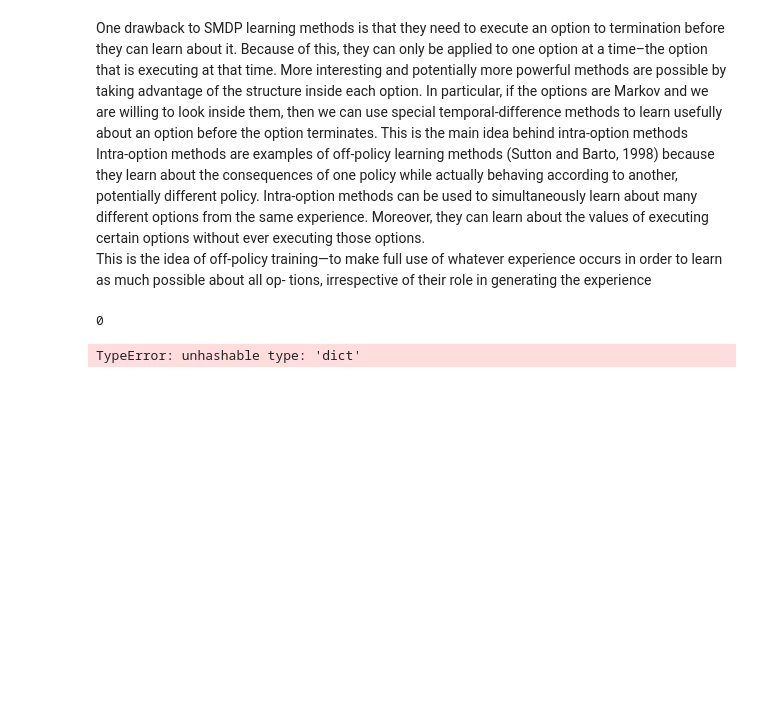
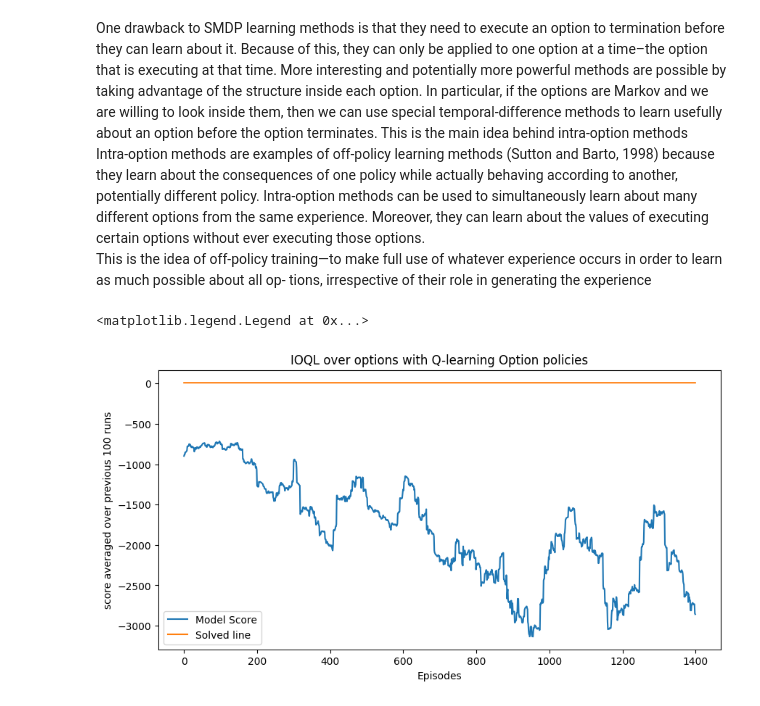
Before and after one commit to Akranth3/CS6700-IITM, a Jupyter notebook: Assignment 3/model.ipynb, the cells around one changed output. Cells and saved outputs as stored; diff of their text form; code cells hidden in the pictures; blank space fills up the shorter version.

Commit message:
updated plots

```diff
--- a/Assignment 3/model.ipynb
+++ b/Assignment 3/model.ipynb
@@ -214,10 +231,10 @@ eps_decay = 0.99
 eps_main = 0.5
 
 count = 0
-Neps = 1500
+Neps = 10000
 
 # Iterate over Neps episodes
-for i in range(Neps):
+for i in tqdm.tqdm(range(Neps)):
     state, _ = env.reset()
     done = False
     episode_reward = 0
@@ -233,12 +250,12 @@ for i in range(Neps):
 
 
         option = action
-        optdone = False
+        find_passenger = False
         prev = state
-        while not optdone and not done:
-            print(option)
-            find_passenger,option_act = Option(env,state,Q,option,eps[option])
-            next_state, reward, done,_ = env.step(option_act)
+        while not find_passenger and not done:
+            #print(env,state,Q,option,eps[option])
+            find_passenger,option_act = Option(env,state,option, Q, eps[option])
+            next_state, reward, done,_ ,_ = env.step(option_act)
 
             episode_reward+=reward
 
@@ -252,7 +269,7 @@ for i in range(Neps):
             eps[option] = max(eps_min,eps_decay*eps[option])
             episode_reward+=reward
             reward_surr = reward
-            if optdone:
+            if find_passenger:
               reward_surr = 20
             if option_act<4:
               Q[option][5*x+y, option_act] = Q[option][5*x+y, option_act] + ALPHA*(reward_surr + GAMMA*np.max(Q[option][5*x1+y1, :]) - Q[option][5*x+y, option_act])
@@ -262,7 +279,7 @@ for i in range(Neps):
             #finding all options giving same action call
 
             for o in range(n_options):
-              optact_o,optdone_o = Option(env,state,Q,o,eps[o])
+              optact_o,optdone_o = Option(env,state,o,Q,eps[o])
               if optact_o == option_act:
                 eps[o] = max(eps_min,eps_decay*eps[o])
                 if optdone_o:
@@ -274,11 +291,15 @@ for i in range(Neps):
             state = next_state
 
     rewards.append(episode_reward)
-    x,y,pas,drop = env.decode(state)
-    if pas==drop:
-      count+=1
-      clear_output(wait=True)
-      print('Success ({}/{}) = {}%'.format(count,i+1,100*count/(i+1)))
-# %% [output]
-0
-TypeError: unhashable type: 'dict'
+# %%
+plt.figure(figsize = (10,5))
+avg_rews = [np.average(rewards[i:i+100]) for i in range(len(rewards)-100)]
+plt.plot(avg_rews,label = 'Model Score')
+plt.plot([9.7 for i in range(len(avg_rews))],label = 'Solved line')
+plt.xlabel('Episodes')
+plt.ylabel('score averaged over previous 100 runs')
+plt.title('IOQL over options with Q-learning Option policies')
+plt.legend()
+# %% [output]
+<matplotlib.legend.Legend at 0x...>
+[figure, added]
```
Also changed, not shown: parts of 5 cells of this notebook, 3 other files.
